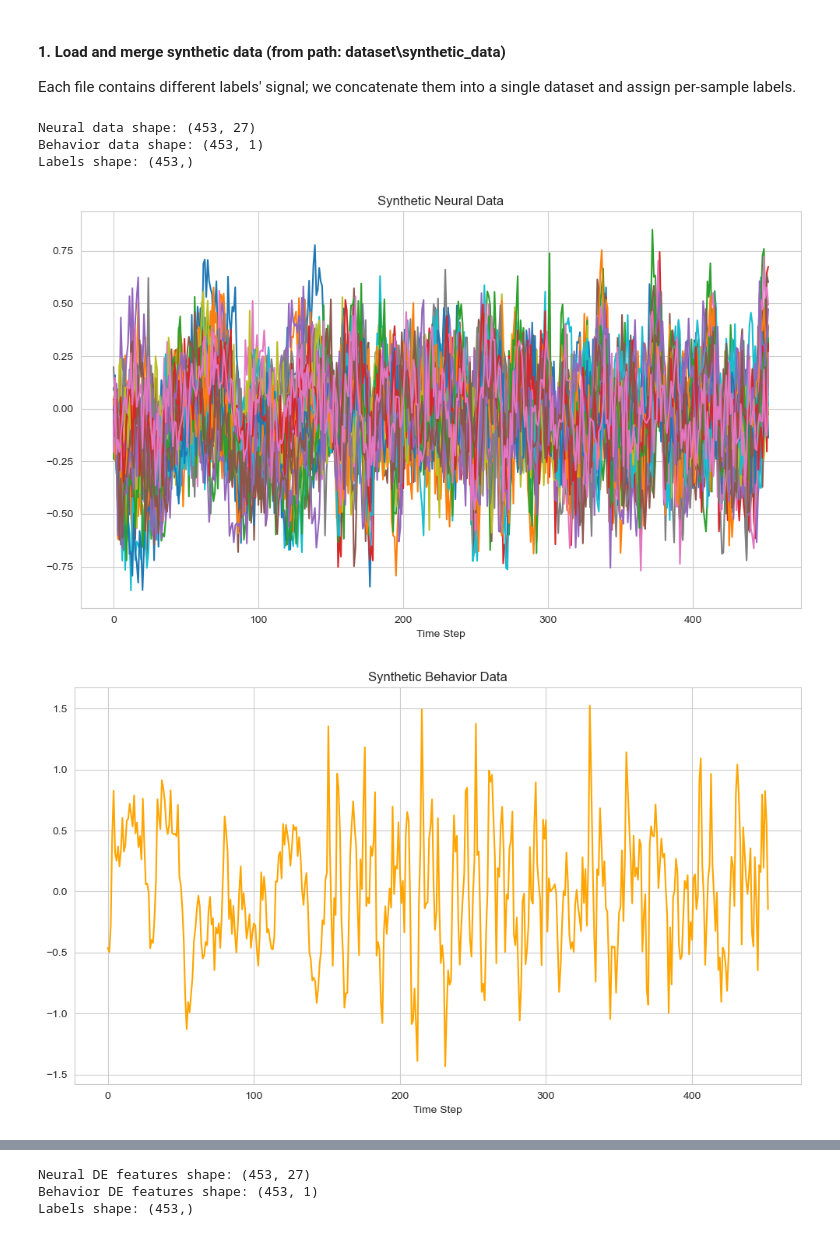
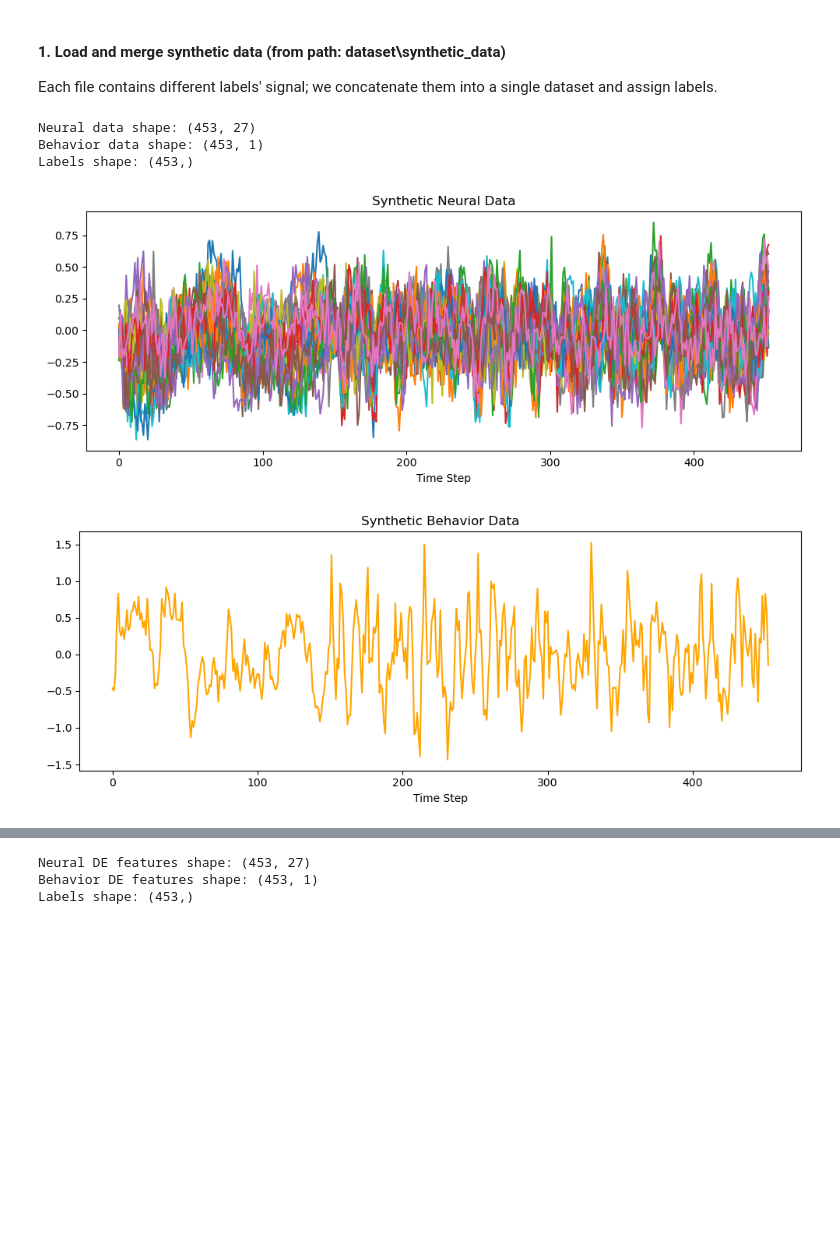
Before and after one commit to Dichter-Jang/dfnn_demo, a Jupyter notebook: demo2_synthetic_data_train_and_eval/demo2_synthetic_data_train_and_eval.ipynb, the cells around one changed output, grey strips where cells are left out. Drawn from its saved outputs; the diff is of its cells as text; code cells hidden in the pictures; blank space fills up the shorter version.

```diff
--- a/demo2_synthetic_data_train_and_eval/demo2_synthetic_data_train_and_eval.ipynb
+++ b/demo2_synthetic_data_train_and_eval/demo2_synthetic_data_train_and_eval.ipynb
@@ -19,21 +19,12 @@ from scipy.stats import differential_entropy
 from sklearn.model_selection import train_test_split
 from sklearn.preprocessing import MinMaxScaler, StandardScaler
 
-# Plot style
+# plot style
 cm2inch = 1.0 / 2.54
-mpl.rcParams["axes.edgecolor"] = "k"
-mpl.rcParams["axes.facecolor"] = "w"
-mpl.rcParams["axes.linewidth"] = 0.8
-mpl.rcParams.update({'font.size': 10})
-mpl.rcParams['savefig.dpi'] = 300
-mpl.rcParams['pdf.fonttype'] = 42
-mpl.rcParams['ps.fonttype'] = 42
-mpl.rcParams["font.family"] = "Helvetica"
-sns.set_style("whitegrid")
 # %% [markdown]
 #### 1. Load and merge synthetic data (from path: dataset\synthetic_data)
 
-Each file contains different labels' signal; we concatenate them into a single dataset and assign per-sample labels.
+Each file contains different labels' signal; we concatenate them into a single dataset and assign labels.
 # %%
 data_root = '../dataset/synthetic_data'
 
@@ -68,27 +59,27 @@ def load_and_merge_data():
 # %%
 neural_data, behavior_data, labels = load_and_merge_data()
 print(f"Neural data shape: {neural_data.shape}")
 print(f"Behavior data shape: {behavior_data.shape}")
 print(f"Labels shape: {labels.shape}")
 
-plt.figure(figsize=(10, 6))
+plt.figure(figsize=(10, 4))
 for i in range(neural_data.shape[1]):
     plt.plot(neural_data[:, i], label=f'Channel {i+1}')
 plt.title("Synthetic Neural Data")
 plt.xlabel("Time Step")
 plt.tight_layout()
 plt.show()
 
-plt.figure(figsize=(10, 6))
+plt.figure(figsize=(10, 4))
 plt.plot(behavior_data.flatten(), color='orange')
 plt.title("Synthetic Behavior Data")
 plt.xlabel("Time Step")
 plt.tight_layout()
 plt.show()
 # %% [output]
 Neural data shape: (453, 27)
 Behavior data shape: (453, 1)
 Labels shape: (453,)
-[figure, old version]
+[figure, new version]
-[figure, old version]
+[figure, new version]
 # %% [markdown]
```
Also changed, not shown: parts of 9 cells of this notebook, 14 other files.
